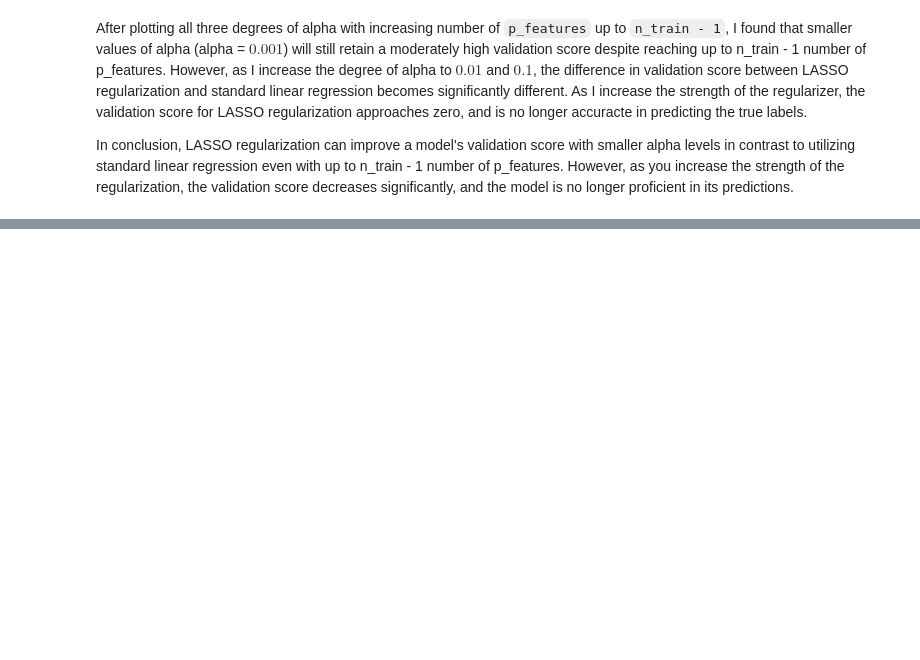
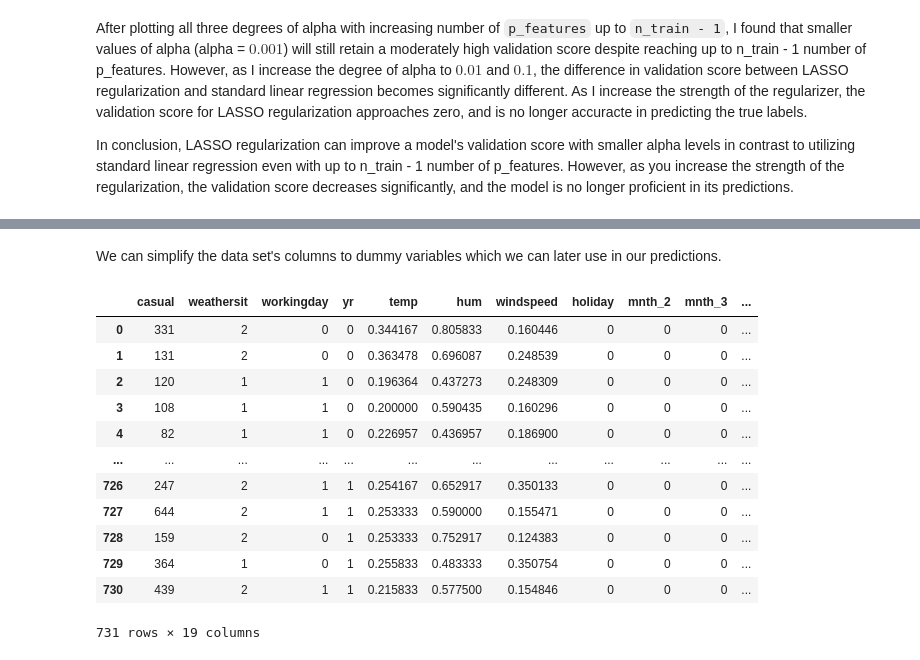
Before and after one commit to kennyerss/kennyerss.github.io, a Jupyter notebook: posts/linear-reg/index.ipynb, the cells around one changed output, grey strips where cells are left out. Saved outputs shown, nothing was run; the diff lists cells and outputs as text; code cells hidden in the pictures; blank space fills up the shorter version.

```diff
--- a/posts/linear-reg/index.ipynb
+++ b/posts/linear-reg/index.ipynb
@@ -410,0 +434,31 @@ In conclusion, LASSO regularization can improve a model's validation score with
+# %% [markdown]
+We can simplify the data set's columns to dummy variables which we can later use in our predictions.
+# %%
+cols = ["casual",
+        "mnth",
+        "weathersit",
+        "workingday",
+        "yr",
+        "temp",
+        "hum",
+        "windspeed",
+        "holiday"]
+
+bikeshare = bikeshare[cols]
+
+bikeshare = pd.get_dummies(bikeshare, columns = ['mnth'], drop_first = "if_binary")
+bikeshare
+# %% [output]
+|  | casual | weathersit | workingday | yr | temp | hum | windspeed | holiday | mnth_2 | mnth_3 | ... |
+| 0 | 331 | 2 | 0 | 0 | 0.344167 | 0.805833 | 0.160446 | 0 | 0 | 0 | ... |
+| 1 | 131 | 2 | 0 | 0 | 0.363478 | 0.696087 | 0.248539 | 0 | 0 | 0 | ... |
+| 2 | 120 | 1 | 1 | 0 | 0.196364 | 0.437273 | 0.248309 | 0 | 0 | 0 | ... |
+| 3 | 108 | 1 | 1 | 0 | 0.200000 | 0.590435 | 0.160296 | 0 | 0 | 0 | ... |
+| 4 | 82 | 1 | 1 | 0 | 0.226957 | 0.436957 | 0.186900 | 0 | 0 | 0 | ... |
+| ... | ... | ... | ... | ... | ... | ... | ... | ... | ... | ... | ... |
+| 726 | 247 | 2 | 1 | 1 | 0.254167 | 0.652917 | 0.350133 | 0 | 0 | 0 | ... |
+| 727 | 644 | 2 | 1 | 1 | 0.253333 | 0.590000 | 0.155471 | 0 | 0 | 0 | ... |
+| 728 | 159 | 2 | 0 | 1 | 0.253333 | 0.752917 | 0.124383 | 0 | 0 | 0 | ... |
+| 729 | 364 | 1 | 0 | 1 | 0.255833 | 0.483333 | 0.350754 | 0 | 0 | 0 | ... |
+| 730 | 439 | 2 | 1 | 1 | 0.215833 | 0.577500 | 0.154846 | 0 | 0 | 0 | ... |
+731 rows × 19 columns
```
Also changed, not shown: parts of 22 cells of this notebook, 15 other files.
